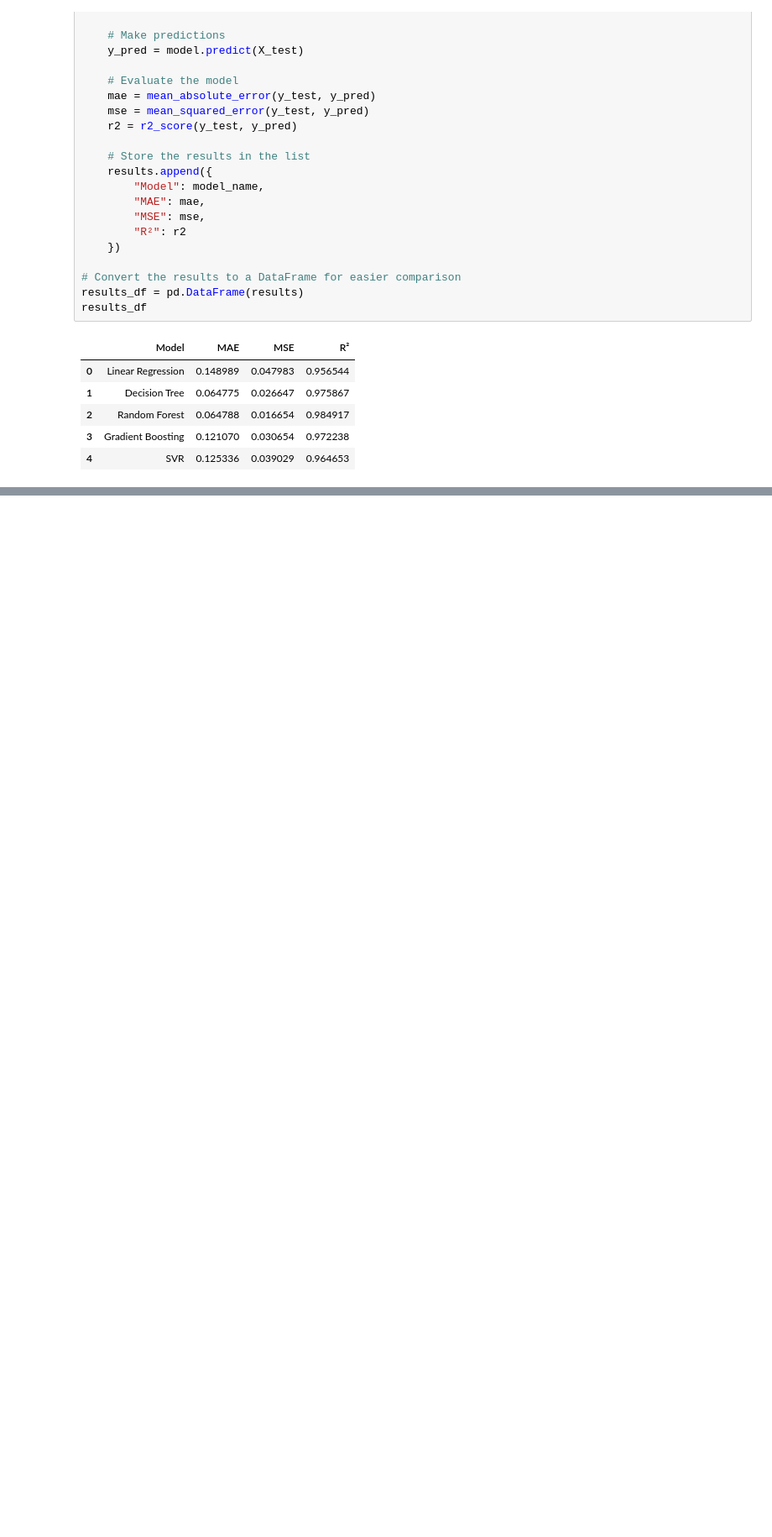
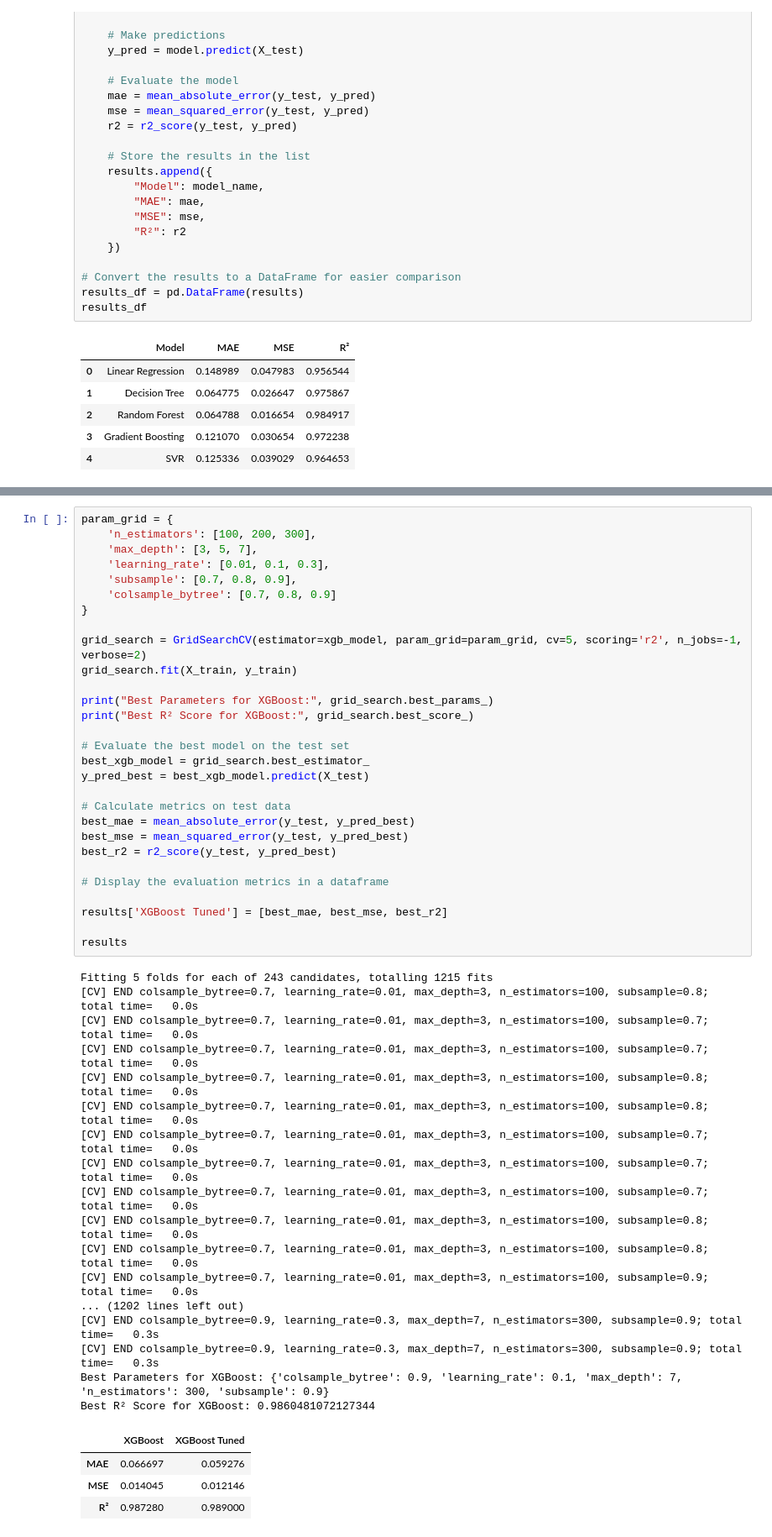
Before and after one commit to AlexRibeiro95/Environmental_factors_on_Public_health, a Jupyter notebook: notebooks/model_training(3).ipynb, the cells around one changed output, grey strips where cells are left out. Shown at 84% size. Saved outputs shown, nothing was run; the diff lists cells and outputs as text; blank space fills up the shorter version.

```diff
--- a/notebooks/model_training(3).ipynb
+++ b/notebooks/model_training(3).ipynb
@@ -197,0 +506,51 @@ results_df
+# %%
+param_grid = {
+    'n_estimators': [100, 200, 300],
+    'max_depth': [3, 5, 7],
+    'learning_rate': [0.01, 0.1, 0.3],
+    'subsample': [0.7, 0.8, 0.9],
+    'colsample_bytree': [0.7, 0.8, 0.9]
+}
+
+grid_search = GridSearchCV(estimator=xgb_model, param_grid=param_grid, cv=5, scoring='r2', n_jobs=-1, verbose=2)
+grid_search.fit(X_train, y_train)
+
+print("Best Parameters for XGBoost:", grid_search.best_params_)
+print("Best R² Score for XGBoost:", grid_search.best_score_)
+
+# Evaluate the best model on the test set
+best_xgb_model = grid_search.best_estimator_
+y_pred_best = best_xgb_model.predict(X_test)
+
+# Calculate metrics on test data
+best_mae = mean_absolute_error(y_test, y_pred_best)
+best_mse = mean_squared_error(y_test, y_pred_best)
+best_r2 = r2_score(y_test, y_pred_best)
+
+# Display the evaluation metrics in a dataframe
+
+results['XGBoost Tuned'] = [best_mae, best_mse, best_r2]
+
+results
+# %% [output]
+Fitting 5 folds for each of 243 candidates, totalling 1215 fits
+[CV] END colsample_bytree=0.7, learning_rate=0.01, max_depth=3, n_estimators=100, subsample=0.8; total time=   0.0s
+[CV] END colsample_bytree=0.7, learning_rate=0.01, max_depth=3, n_estimators=100, subsample=0.7; total time=   0.0s
+[CV] END colsample_bytree=0.7, learning_rate=0.01, max_depth=3, n_estimators=100, subsample=0.7; total time=   0.0s
+[CV] END colsample_bytree=0.7, learning_rate=0.01, max_depth=3, n_estimators=100, subsample=0.8; total time=   0.0s
+[CV] END colsample_bytree=0.7, learning_rate=0.01, max_depth=3, n_estimators=100, subsample=0.8; total time=   0.0s
+[CV] END colsample_bytree=0.7, learning_rate=0.01, max_depth=3, n_estimators=100, subsample=0.7; total time=   0.0s
+[CV] END colsample_bytree=0.7, learning_rate=0.01, max_depth=3, n_estimators=100, subsample=0.7; total time=   0.0s
+[CV] END colsample_bytree=0.7, learning_rate=0.01, max_depth=3, n_estimators=100, subsample=0.7; total time=   0.0s
+[CV] END colsample_bytree=0.7, learning_rate=0.01, max_depth=3, n_estimators=100, subsample=0.8; total time=   0.0s
+[CV] END colsample_bytree=0.7, learning_rate=0.01, max_depth=3, n_estimators=100, subsample=0.8; total time=   0.0s
+[CV] END colsample_bytree=0.7, learning_rate=0.01, max_depth=3, n_estimators=100, subsample=0.9; total time=   0.0s
+... (1202 lines left out)
+[CV] END colsample_bytree=0.9, learning_rate=0.3, max_depth=7, n_estimators=300, subsample=0.9; total time=   0.3s
+[CV] END colsample_bytree=0.9, learning_rate=0.3, max_depth=7, n_estimators=300, subsample=0.9; total time=   0.3s
+Best Parameters for XGBoost: {'colsample_bytree': 0.9, 'learning_rate': 0.1, 'max_depth': 7, 'n_estimators': 300, 'subsample': 0.9}
+Best R² Score for XGBoost: 0.9860481072127344
+|  | XGBoost | XGBoost Tuned |
+| MAE | 0.066697 | 0.059276 |
+| MSE | 0.014045 | 0.012146 |
+| R² | 0.987280 | 0.989000 |
```
Also changed, not shown: parts of 17 cells of this notebook.
